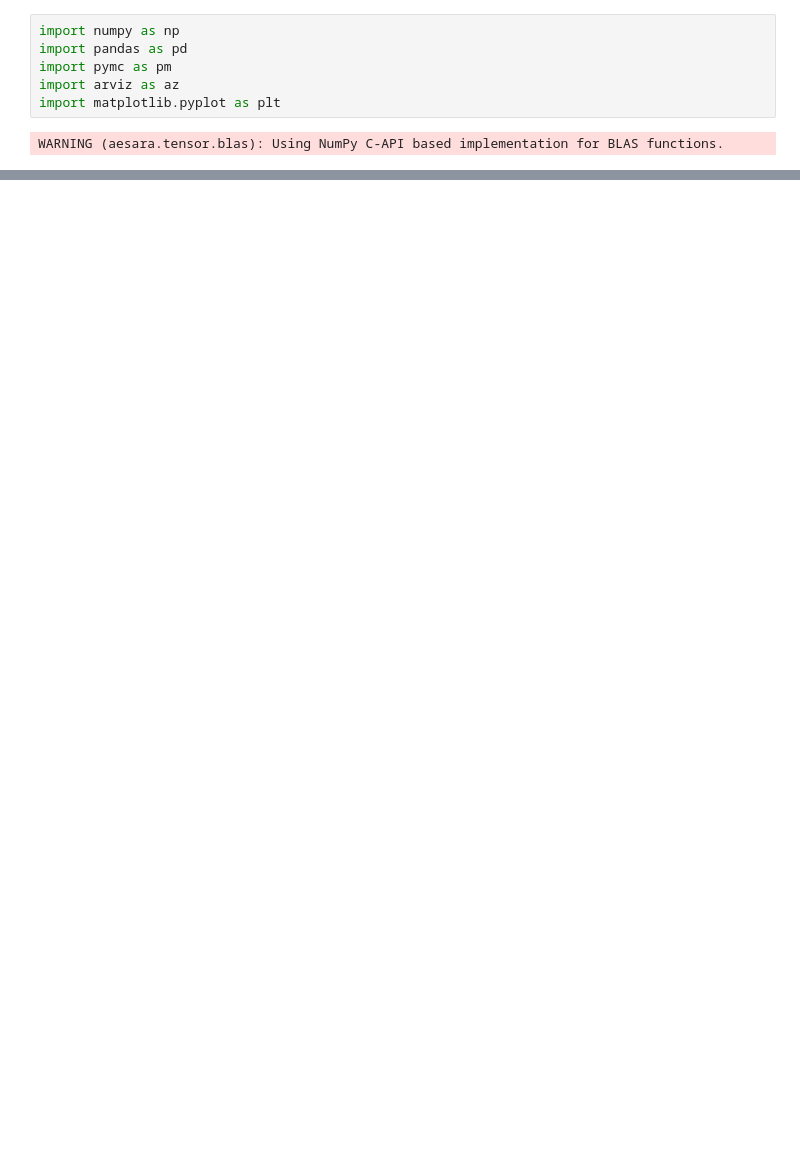
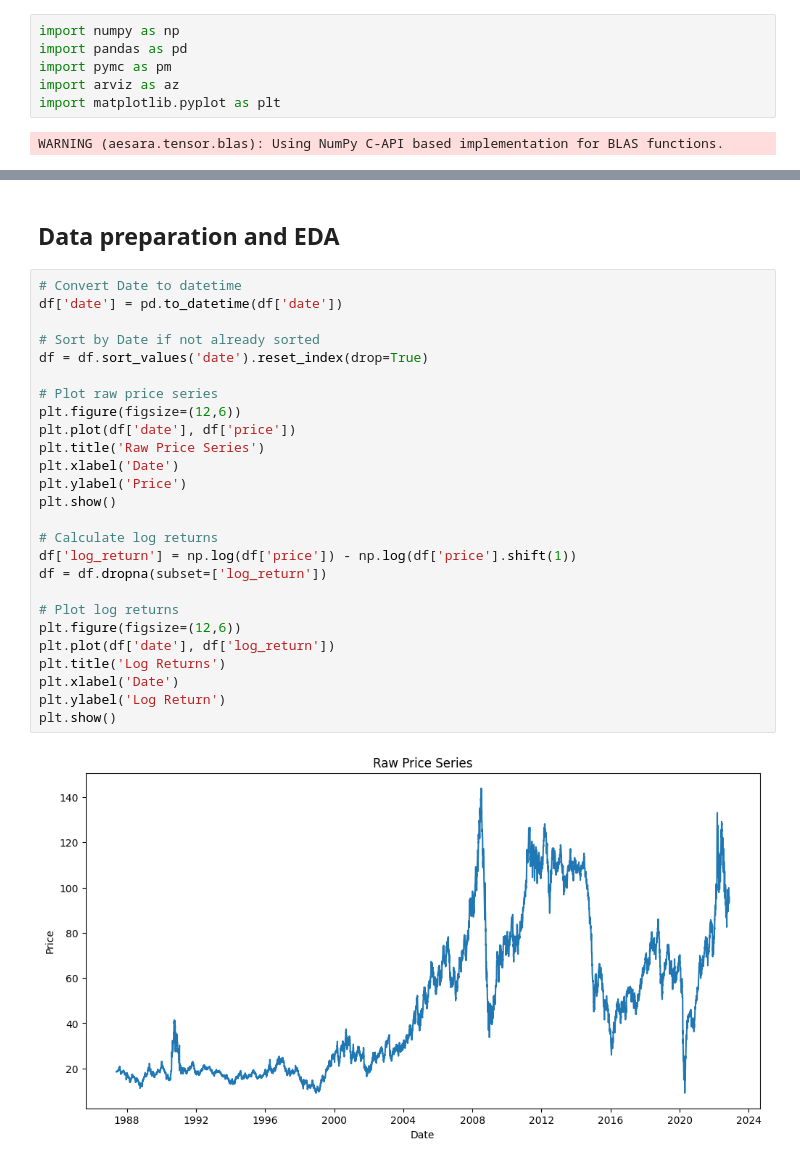
Before and after one commit to arsema-mz/change-point-analysis, a Jupyter notebook: notebooks/brent_change_point_analysis.ipynb, the cells around one changed output, grey strips where cells are left out. Saved outputs shown, nothing was run; the diff lists cells and outputs as text; blank space fills up the shorter version.

```diff
--- a/notebooks/brent_change_point_analysis.ipynb
+++ b/notebooks/brent_change_point_analysis.ipynb
@@ -25,0 +45,30 @@ ValueError: Missing column provided to 'parse_dates': 'date'
+# %% [markdown]
+## Data preparation and EDA
+# %%
+# Convert Date to datetime
+df['date'] = pd.to_datetime(df['date'])
+
+# Sort by Date if not already sorted
+df = df.sort_values('date').reset_index(drop=True)
+
+# Plot raw price series
+plt.figure(figsize=(12,6))
+plt.plot(df['date'], df['price'])
+plt.title('Raw Price Series')
+plt.xlabel('Date')
+plt.ylabel('Price')
+plt.show()
+
+# Calculate log returns
+df['log_return'] = np.log(df['price']) - np.log(df['price'].shift(1))
+df = df.dropna(subset=['log_return'])
+
+# Plot log returns
+plt.figure(figsize=(12,6))
+plt.plot(df['date'], df['log_return'])
+plt.title('Log Returns')
+plt.xlabel('Date')
+plt.ylabel('Log Return')
+plt.show()
+# %% [output]
+[figure, added]
```
Also changed, not shown: parts of 10 cells of this notebook, 4 other files.
